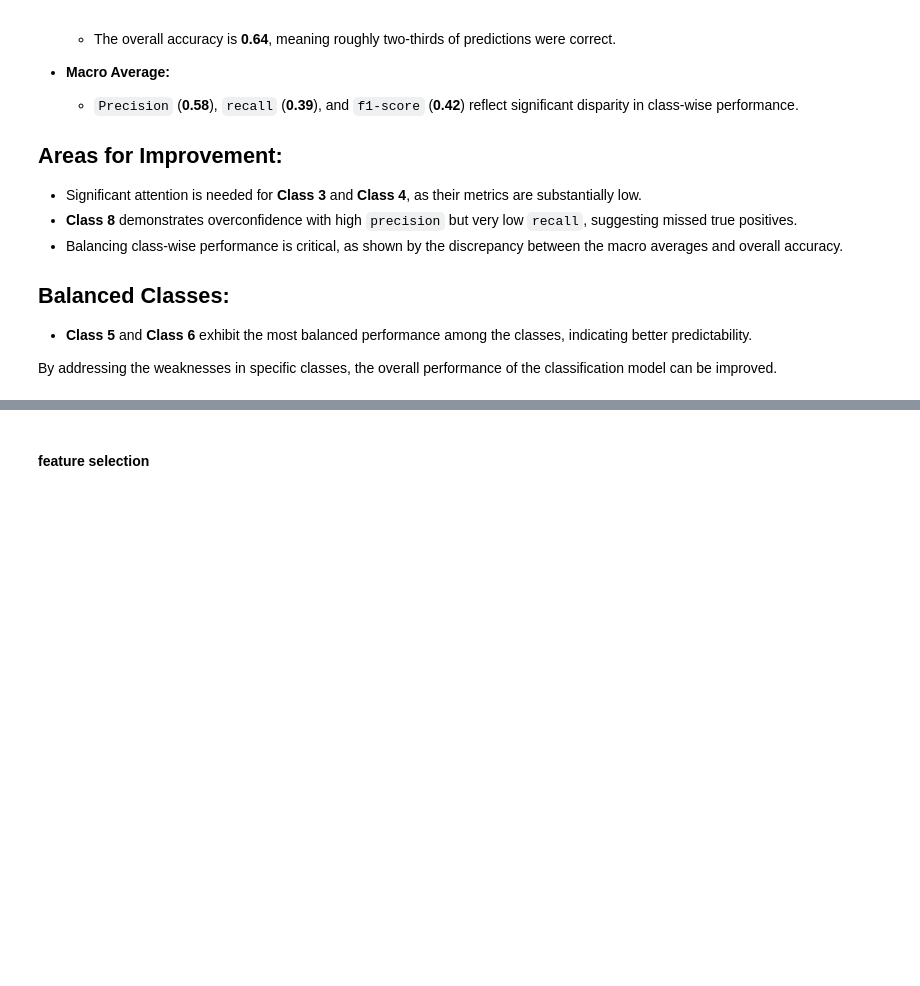
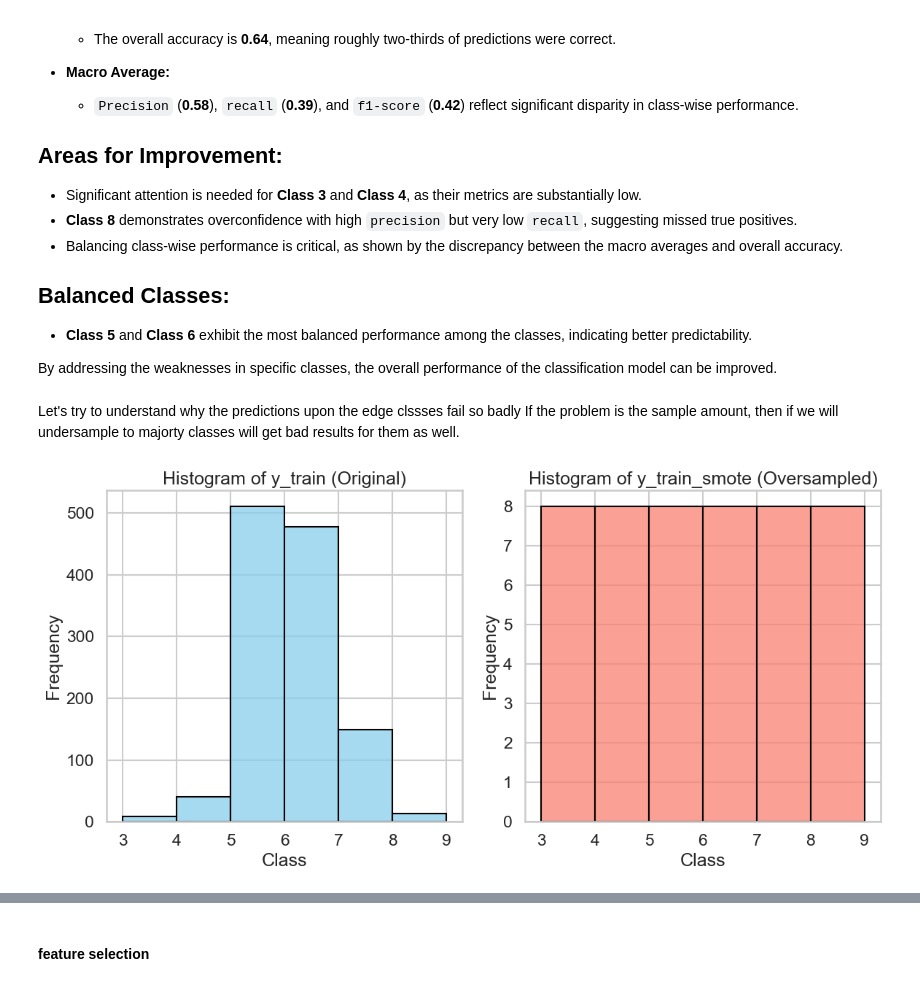
Before and after one commit to airbagdeer/tabular-ds-project, a Jupyter notebook: EX2.ipynb, the cells around one changed output, grey strips where cells are left out. Saved outputs shown, nothing was run; the diff lists cells and outputs as text; code cells hidden in the pictures; blank space fills up the shorter version.

Commit message:
Add More Investigation For Errors On The Model's Edges

```diff
--- a/EX2.ipynb
+++ b/EX2.ipynb
@@ -30,7 +32,7 @@ y = dfr[target]
 # %% [markdown]
 ### Splitting to train and test - We split 75% to train, and we stratify to balance the minority classes in the training and test set
 # %%
-def split_data_set(X, y):
+def split_data_set(X, y, test_size=0.25):
     return train_test_split(X, y, test_size=0.25, random_state=42, stratify=y)
 
 X_train, X_test, y_train, y_test = split_data_set(X,y)
@@ -223,3 +227,34 @@ calculate_scores(y_train, y_pred_overfiting)
 - **Class 5** and **Class 6** exhibit the most balanced performance among the classes, indicating better predictability.
 
 By addressing the weaknesses in specific classes, the overall performance of the classification model can be improved.
+# %% [markdown]
+Let's try to understand why the predictions upon the edge clssses fail so badly
+If the problem is the sample amount, then if we will undersample to majorty classes will get bad results for them as well.
+# %%
+rus = RandomUnderSampler(random_state=42)
+X_train_undersampled, y_train_undersampled = rus.fit_resample(X_train, y_train)
+# %%
+def compare_distributions(y_1, y_2):
+    # Create histograms with Seaborn
+    plt.figure(figsize=(12, 6))
+
+    # Plot original y_train histogram
+    plt.subplot(1, 2, 1)
+    sns.histplot(y_1, bins=np.arange(min(y_train), max(y_train) + 2), kde=False, color='skyblue', edgecolor='black')
+    plt.title('Histogram of y_train (Original)')
+    plt.xlabel('Class')
+    plt.ylabel('Frequency')
+
+    # Plot oversampled y_train_smote histogram
+    plt.subplot(1, 2, 2)
+    sns.histplot(y_2, bins=np.arange(min(y_train_smote), max(y_train_smote) + 2), kde=False, color='salmon', edgecolor='black')
+    plt.title('Histogram of y_train_smote (Oversampled)')
+    plt.xlabel('Class')
+    plt.ylabel('Frequency')
+
+    plt.tight_layout()
+    plt.show()
+
+compare_distributions(y_train, y_train_undersampled)
+# %% [output]
+[figure, added]
```
Also changed, not shown: parts of 42 cells of this notebook.
